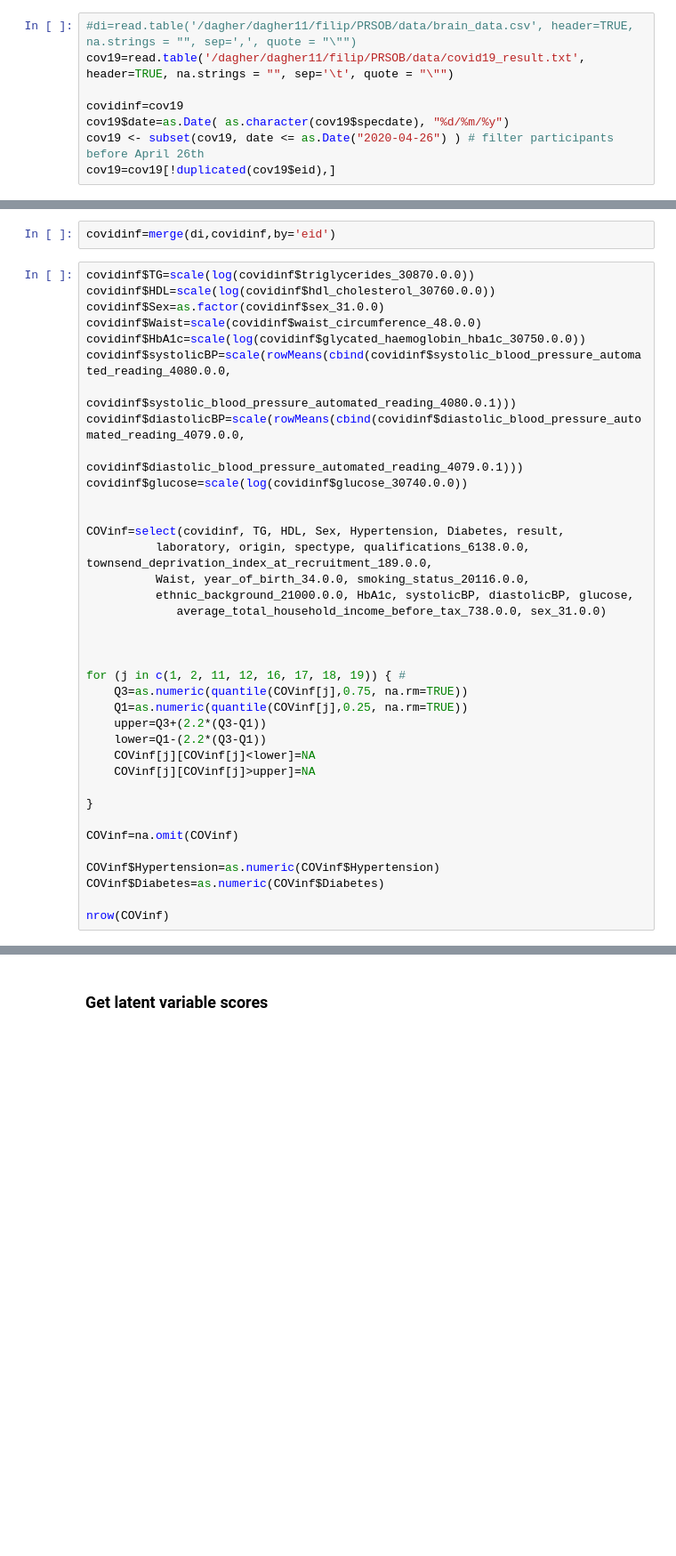
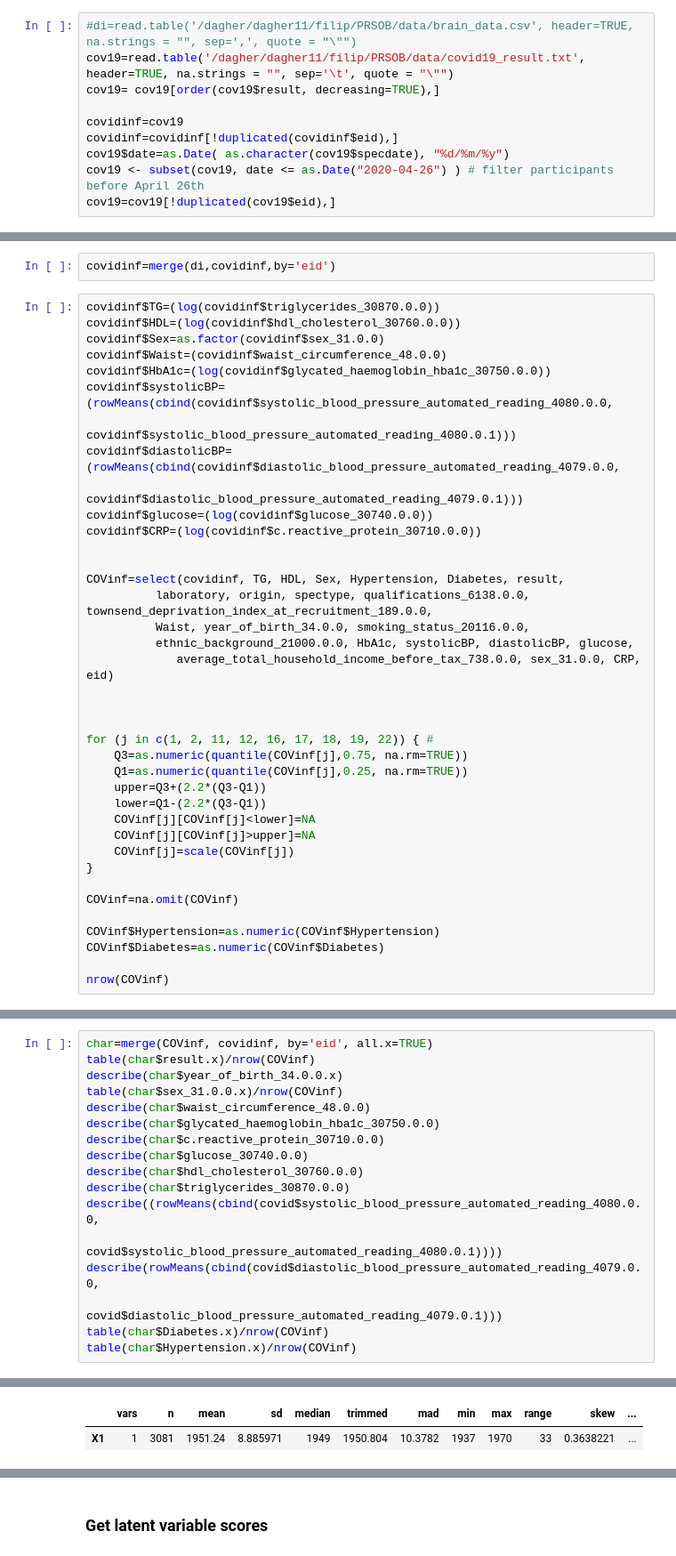
Before and after one commit to FilipMorys/COVID_MetS, a Jupyter notebook: COVID.ipynb, the cells around one changed output, grey strips where cells are left out. Shown: that part at 89% size. Saved outputs shown, nothing was run; the diff lists cells and outputs as text; blank space fills up the shorter version.

```diff
--- a/COVID.ipynb
+++ b/COVID.ipynb
@@ -42,8 +48,10 @@ library(aod)
 # %%
 #di=read.table('/dagher/dagher11/filip/PRSOB/data/brain_data.csv', header=TRUE, na.strings = "", sep=',', quote = "\"")
 cov19=read.table('/dagher/dagher11/filip/PRSOB/data/covid19_result.txt', header=TRUE, na.strings = "", sep='\t', quote = "\"")
+cov19= cov19[order(cov19$result, decreasing=TRUE),]
 
 covidinf=cov19
+covidinf=covidinf[!duplicated(covidinf$eid),]
 cov19$date=as.Date( as.character(cov19$specdate), "%d/%m/%y")
 cov19 <- subset(cov19, date <= as.Date("2020-04-26") ) # filter participants before April 26th
 cov19=cov19[!duplicated(cov19$eid),]
@@ -85,34 +93,35 @@ di$Diabetes[di$diabetes=='1' | di$diabetes2=='1']=1
 # %%
 covidinf=merge(di,covidinf,by='eid')
 # %%
-covidinf$TG=scale(log(covidinf$triglycerides_30870.0.0))
-covidinf$HDL=scale(log(covidinf$hdl_cholesterol_30760.0.0))
+covidinf$TG=(log(covidinf$triglycerides_30870.0.0))
+covidinf$HDL=(log(covidinf$hdl_cholesterol_30760.0.0))
 covidinf$Sex=as.factor(covidinf$sex_31.0.0)
-covidinf$Waist=scale(covidinf$waist_circumference_48.0.0)
-covidinf$HbA1c=scale(log(covidinf$glycated_haemoglobin_hba1c_30750.0.0))
-covidinf$systolicBP=scale(rowMeans(cbind(covidinf$systolic_blood_pressure_automated_reading_4080.0.0,
+covidinf$Waist=(covidinf$waist_circumference_48.0.0)
+covidinf$HbA1c=(log(covidinf$glycated_haemoglobin_hba1c_30750.0.0))
+covidinf$systolicBP=(rowMeans(cbind(covidinf$systolic_blood_pressure_automated_reading_4080.0.0,
                                       covidinf$systolic_blood_pressure_automated_reading_4080.0.1)))
-covidinf$diastolicBP=scale(rowMeans(cbind(covidinf$diastolic_blood_pressure_automated_reading_4079.0.0,
+covidinf$diastolicBP=(rowMeans(cbind(covidinf$diastolic_blood_pressure_automated_reading_4079.0.0,
                                        covidinf$diastolic_blood_pressure_automated_reading_4079.0.1)))
-covidinf$glucose=scale(log(covidinf$glucose_30740.0.0))
+covidinf$glucose=(log(covidinf$glucose_30740.0.0))
+covidinf$CRP=(log(covidinf$c.reactive_protein_30710.0.0))
 
 
 COVinf=select(covidinf, TG, HDL, Sex, Hypertension, Diabetes, result,
           laboratory, origin, spectype, qualifications_6138.0.0, townsend_deprivation_index_at_recruitment_189.0.0,
           Waist, year_of_birth_34.0.0, smoking_status_20116.0.0,
           ethnic_background_21000.0.0, HbA1c, systolicBP, diastolicBP, glucose,
-             average_total_household_income_before_tax_738.0.0, sex_31.0.0)
+             average_total_household_income_before_tax_738.0.0, sex_31.0.0, CRP, eid)
 
 
 
-for (j in c(1, 2, 11, 12, 16, 17, 18, 19)) { #
+for (j in c(1, 2, 11, 12, 16, 17, 18, 19, 22)) { #
     Q3=as.numeric(quantile(COVinf[j],0.75, na.rm=TRUE))
     Q1=as.numeric(quantile(COVinf[j],0.25, na.rm=TRUE))
     upper=Q3+(2.2*(Q3-Q1))
     lower=Q1-(2.2*(Q3-Q1))
     COVinf[j][COVinf[j]<lower]=NA
     COVinf[j][COVinf[j]>upper]=NA
-
+    COVinf[j]=scale(COVinf[j])
 }
 
 COVinf=na.omit(COVinf)
@@ -125,0 +137,18 @@ nrow(COVinf)
+# %%
+char=merge(COVinf, covidinf, by='eid', all.x=TRUE)
+table(char$result.x)/nrow(COVinf)
+describe(char$year_of_birth_34.0.0.x)
+table(char$sex_31.0.0.x)/nrow(COVinf)
+describe(char$waist_circumference_48.0.0)
+describe(char$glycated_haemoglobin_hba1c_30750.0.0)
+describe(char$c.reactive_protein_30710.0.0)
+describe(char$glucose_30740.0.0)
+describe(char$hdl_cholesterol_30760.0.0)
+describe(char$triglycerides_30870.0.0)
+describe((rowMeans(cbind(covid$systolic_blood_pressure_automated_reading_4080.0.0,
+                                      covid$systolic_blood_pressure_automated_reading_4080.0.1))))
+describe(rowMeans(cbind(covid$diastolic_blood_pressure_automated_reading_4079.0.0,
+                                       covid$diastolic_blood_pressure_automated_reading_4079.0.1)))
+table(char$Diabetes.x)/nrow(COVinf)
+table(char$Hypertension.x)/nrow(COVinf)
+# %% [output]
@@ -125,0 +157,2 @@ nrow(COVinf)
+|  | vars | n | mean | sd | median | trimmed | mad | min | max | range | skew | ... |
+| X1 | 1 | 3081 | 1951.24 | 8.885971 | 1949 | 1950.804 | 10.3782 | 1937 | 1970 | 33 | 0.3638221 | ... |
```
Also changed, not shown: parts of 32 cells of this notebook.
